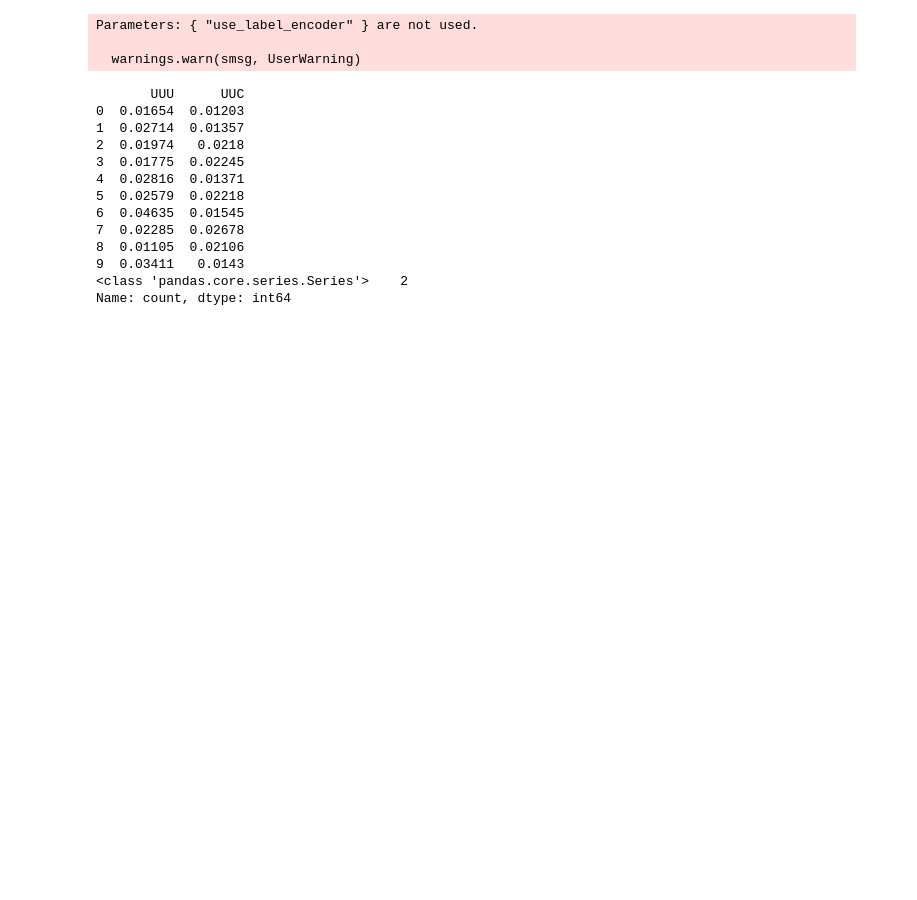
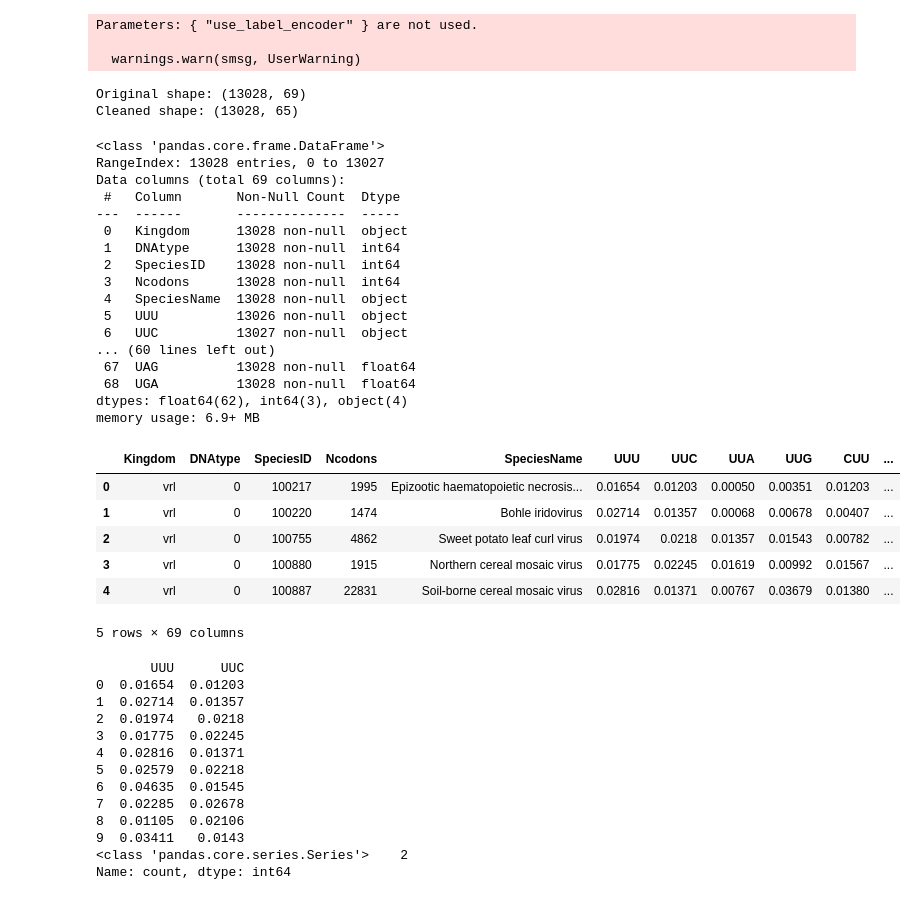
Before and after one commit to cod3astro/ML_practice, a Jupyter notebook: codon_usage.ipynb, the cells around one changed output. Drawn from its saved outputs; the diff is of its cells as text; code cells hidden in the pictures; blank space fills up the shorter version.

```diff
--- a/codon_usage.ipynb
+++ b/codon_usage.ipynb
@@ -379,6 +379,42 @@ if __name__ == "__main__":
 Parameters: { "use_label_encoder" } are not used.
 
   warnings.warn(smsg, UserWarning)
+# %%
+# Check shapes before and after cleaning
+print("Original shape:", data.shape)
+cleaned_data = pipeline.named_steps['cleaner'].transform(data)
+print("Cleaned shape:", cleaned_data.shape)
+# %% [output]
+Original shape: (13028, 69)
+Cleaned shape: (13028, 65)
+# %%
+data.info()
+data.head()
+# %% [output]
+<class 'pandas.core.frame.DataFrame'>
+RangeIndex: 13028 entries, 0 to 13027
+Data columns (total 69 columns):
+ #   Column       Non-Null Count  Dtype
+---  ------       --------------  -----
+ 0   Kingdom      13028 non-null  object
+ 1   DNAtype      13028 non-null  int64
+ 2   SpeciesID    13028 non-null  int64
+ 3   Ncodons      13028 non-null  int64
+ 4   SpeciesName  13028 non-null  object
+ 5   UUU          13026 non-null  object
+ 6   UUC          13027 non-null  object
+... (60 lines left out)
+ 67  UAG          13028 non-null  float64
+ 68  UGA          13028 non-null  float64
+dtypes: float64(62), int64(3), object(4)
+memory usage: 6.9+ MB
+|  | Kingdom | DNAtype | SpeciesID | Ncodons | SpeciesName | UUU | UUC | UUA | UUG | CUU | ... |
+| 0 | vrl | 0 | 100217 | 1995 | Epizootic haematopoietic necrosis... | 0.01654 | 0.01203 | 0.00050 | 0.00351 | 0.01203 | ... |
+| 1 | vrl | 0 | 100220 | 1474 | Bohle iridovirus | 0.02714 | 0.01357 | 0.00068 | 0.00678 | 0.00407 | ... |
+| 2 | vrl | 0 | 100755 | 4862 | Sweet potato leaf curl virus | 0.01974 | 0.0218 | 0.01357 | 0.01543 | 0.00782 | ... |
+| 3 | vrl | 0 | 100880 | 1915 | Northern cereal mosaic virus | 0.01775 | 0.02245 | 0.01619 | 0.00992 | 0.01567 | ... |
+| 4 | vrl | 0 | 100887 | 22831 | Soil-borne cereal mosaic virus | 0.02816 | 0.01371 | 0.00767 | 0.03679 | 0.01380 | ... |
+5 rows × 69 columns
 # %%
 print(data.iloc[:,[5,6]].head(10))
 print(data.iloc[:,[5,6]].apply(type).value_counts())
```
